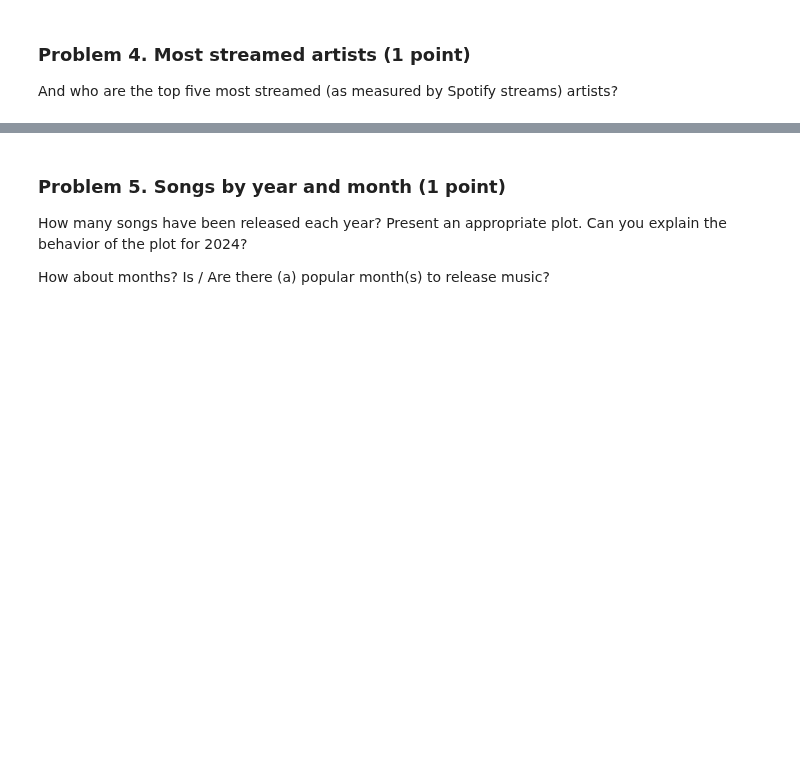
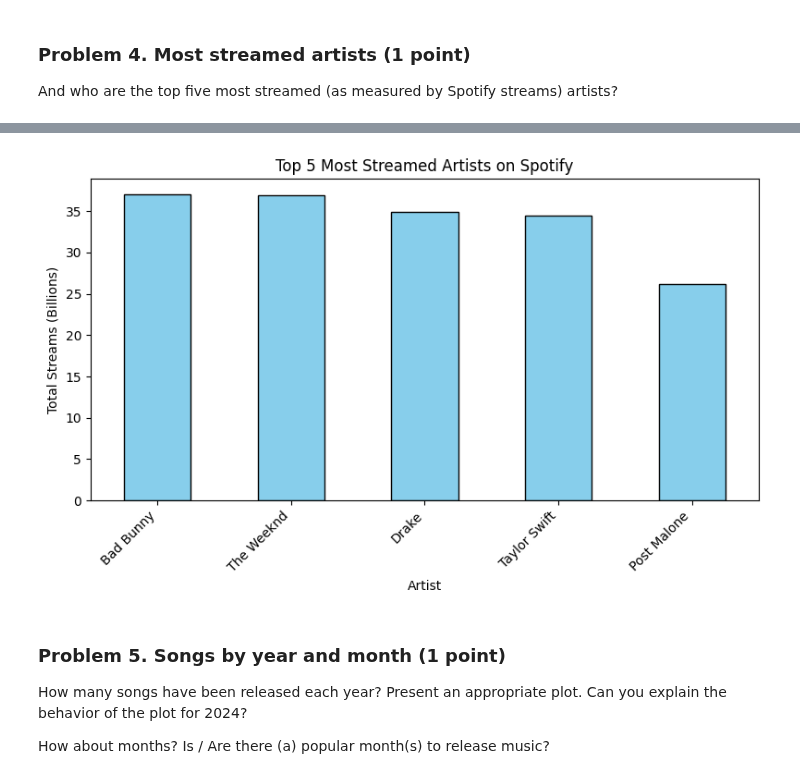
Before and after one commit to stilyan122/AI-and-Machine-Learning, a Jupyter notebook: Data Science/Data Visualization. Exploratory Data Analysis/Data Visualization and EDA Lab.ipynb, the cells around one changed output, grey strips where cells are left out. Cells and saved outputs as stored; diff of their text form; code cells hidden in the pictures; blank space fills up the shorter version.

```diff
--- a/Data Science/Data Visualization. Exploratory Data Analysis/Data Visualization and EDA Lab.ipynb
+++ b/Data Science/Data Visualization. Exploratory Data Analysis/Data Visualization and EDA Lab.ipynb
@@ -21,3 +568,14 @@ Who are the five "clean-mouthed" artists (i.e., with no explicit songs)? **Note:
 # %% [markdown]
 ### Problem 4. Most streamed artists (1 point)
 And who are the top five most streamed (as measured by Spotify streams) artists?
+# %%
+top_streamed_artists = (
+    spotify_data
+    .groupby('artist')
+    .spotify_streams
+    .sum()
+    .sort_values(ascending=False)
+    .head(5)
+)
+
+top_streamed_artists
@@ -24,3 +590,17 @@ And who are the top five most streamed (as measured by Spotify streams) artists?
+# %%
+# Convert streams to billions for readability
+top_streamed_b = top_streamed_artists / 1000000000
+
+fig, ax = plt.subplots(figsize=(8, 5))
+top_streamed_b.plot(kind='bar', color='skyblue', edgecolor='black', ax=ax)
+ax.set_title('Top 5 Most Streamed Artists on Spotify')
+ax.set_xlabel('Artist')
+ax.set_ylabel('Total Streams (Billions)')
+plt.xticks(rotation=45, ha='right')
+plt.tight_layout()
+plt.show()
+# %% [output]
+[figure, added]
 # %% [markdown]
 ### Problem 5. Songs by year and month (1 point)
 How many songs have been released each year? Present an appropriate plot. Can you explain the behavior of the plot for 2024?
```
Also changed, not shown: parts of 51 cells of this notebook.
